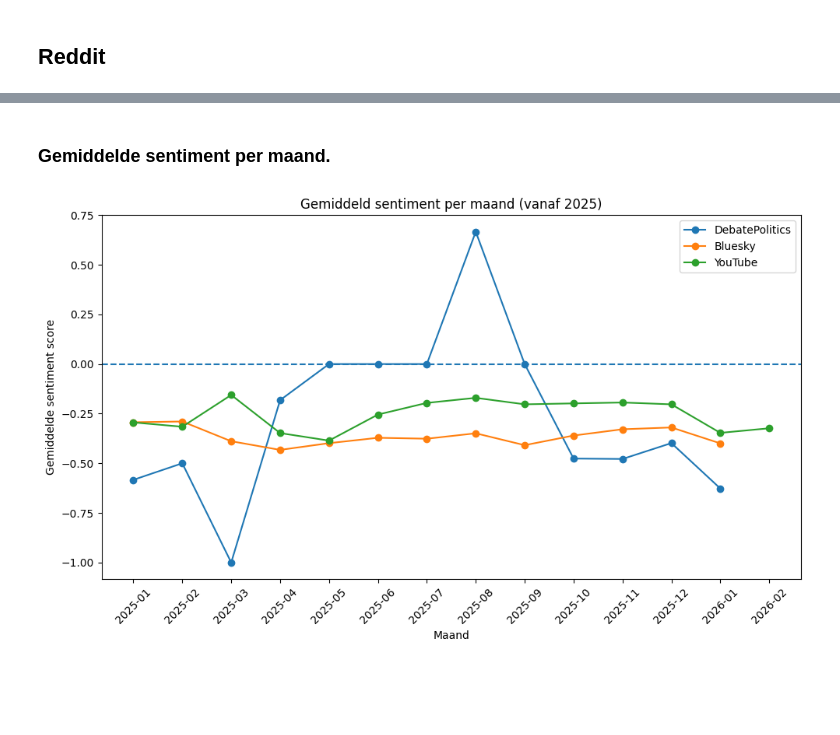
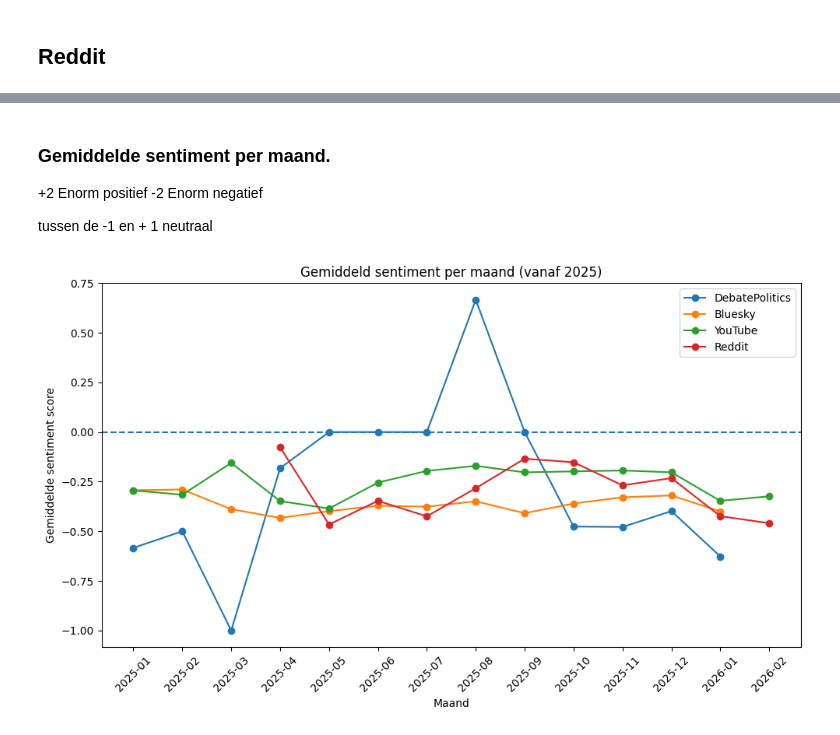
Before and after one commit to ManzerX/radical, a Jupyter notebook: analyse_fase-kenmerken_onderzoek/Sentiment/sentiment-analyse.ipynb, the cells around one changed output, grey strips where cells are left out. Cells and saved outputs as stored; diff of their text form; code cells hidden in the pictures; blank space fills up the shorter version.

```diff
--- a/analyse_fase-kenmerken_onderzoek/Sentiment/sentiment-analyse.ipynb
+++ b/analyse_fase-kenmerken_onderzoek/Sentiment/sentiment-analyse.ipynb
@@ -236,6 +325,8 @@ Data columns (total 7 columns):
  6   confidence    85920 non-null  float64
 dtypes: bool(1), datetime64[us, UTC](1), float64(1), str(4)
 memory usage: 4.0 MB
+# %%
+df4_c["created_utc"] = pd.to_datetime(df4_c["created_utc"], unit="s", utc=True)
 # %%
 SENTIMENT_ORDER = ["very negative", "negative", "neutral", "positive", "very positive"]
 MIN_YEAR = 2025  # drop alles onder 2025
@@ -363,6 +456,10 @@ very positive     7692
 Name: count, dtype: int64
 # %% [markdown]
 ### Gemiddelde sentiment per maand.
++2 Enorm positief
+-2 Enorm negatief
+
+tussen de -1 en + 1 neutraal
 # %%
 sentiment_map = {
     "very negative": -2,
@@ -411,23 +508,25 @@ def prepare_and_average(df, datetime_col, sentiment_col):
 avg1 = prepare_and_average(df, "post.created_at", "sentiment")
 avg2 = prepare_and_average(df3, "posted_at", "sentiment")
 avg3 = prepare_and_average(df_yt_comment, "published_at", "sentiment")
+avg4 = prepare_and_average(df4_c, "created_utc", "sentiment")
 # %%
 import matplotlib.pyplot as plt
 
 plt.figure(figsize=(10,6))
 
 plt.plot(avg1.index.astype(str), avg1, marker="o", label="DebatePolitics")
 plt.plot(avg2.index.astype(str), avg2, marker="o", label="Bluesky")
 plt.plot(avg3.index.astype(str), avg3, marker="o", label="YouTube")
+plt.plot(avg4.index.astype(str), avg4, marker="o", label="Reddit")
 
 plt.axhline(0, linestyle="--")  # neutral lijn
 
 plt.title("Gemiddeld sentiment per maand (vanaf 2025)")
 plt.xlabel("Maand")
 plt.ylabel("Gemiddelde sentiment score")
 plt.xticks(rotation=45)
 plt.legend()
 plt.tight_layout()
 plt.show()
 # %% [output]
-[figure, old version]
+[figure, new version]
```
Also changed, not shown: parts of 7 cells of this notebook.
